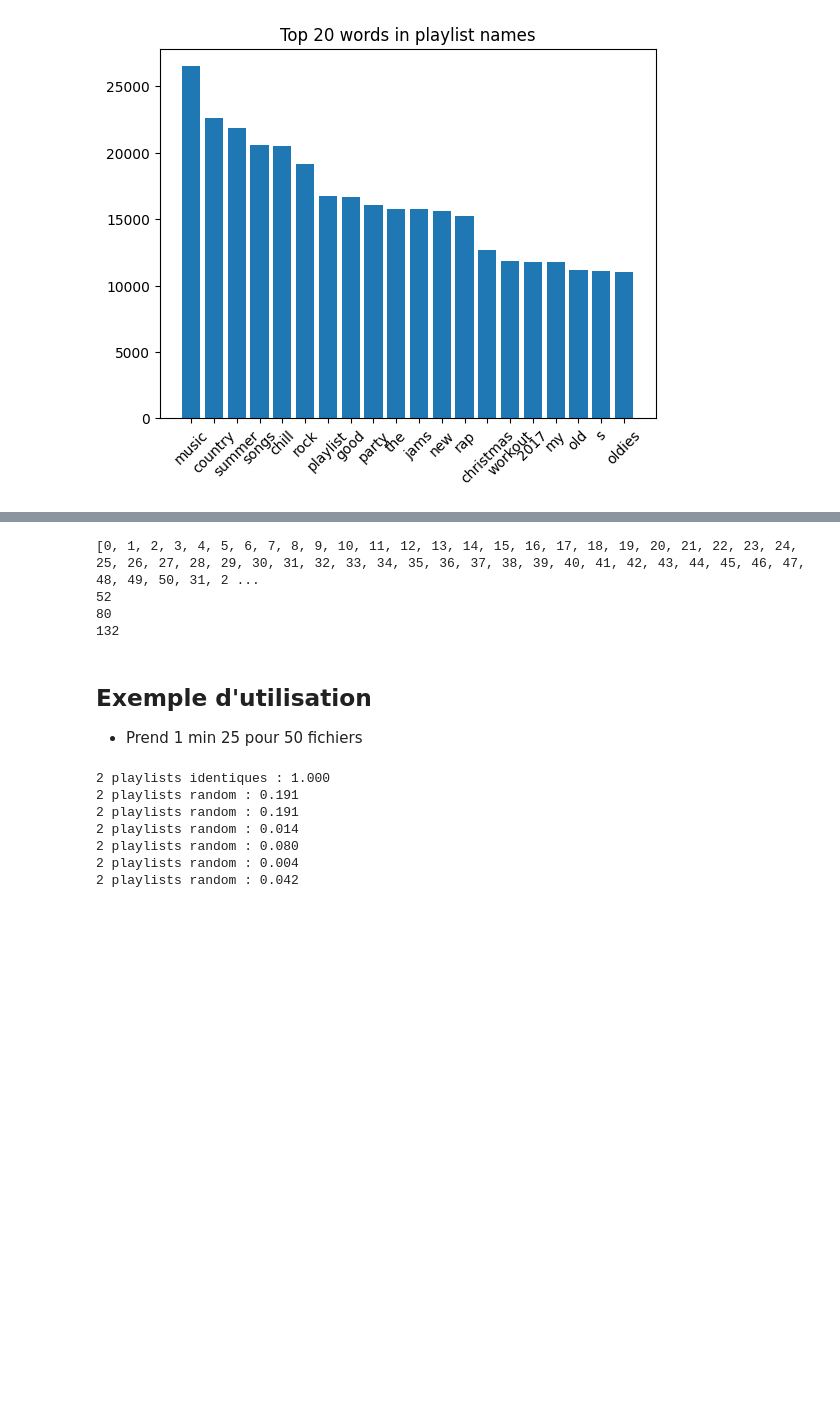
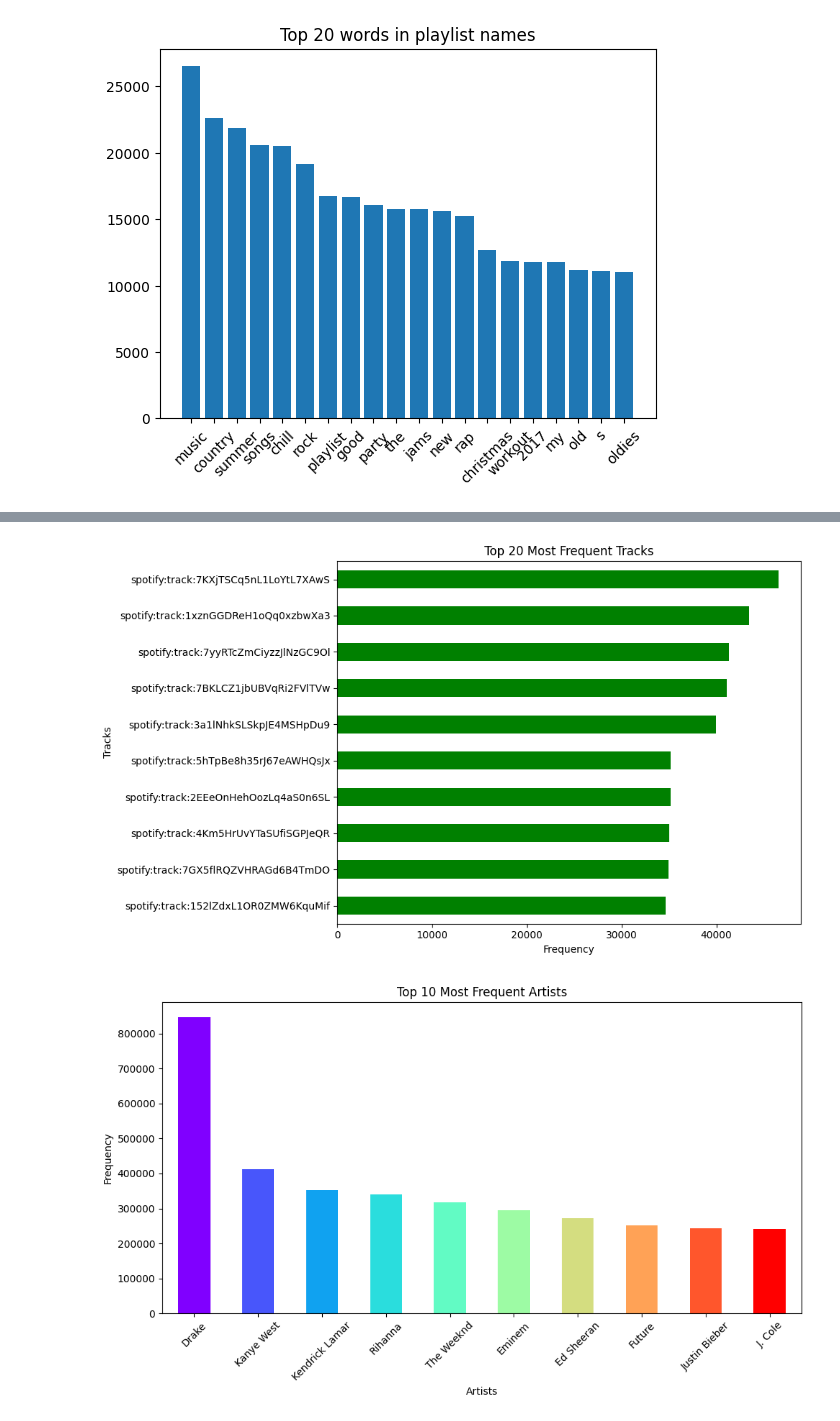
Before and after one commit to rmcvid/infoh600_projet, a Jupyter notebook: main.ipynb, the cells around one changed output, grey strips where cells are left out. Drawn from its saved outputs; the diff is of its cells as text; code cells hidden in the pictures; blank space fills up the shorter version.

```diff
--- a/main.ipynb
+++ b/main.ipynb
@@ -703,13 +426,0 @@ def get_combined_track_row_ids(result):
-# %%
-# petit test de fonctionnement
-result = df_playlist_vectors.loc[[0,5], "list_track_id"].compute()
-test = get_combined_track_row_ids(result)
-print(test)
-print(len(result.iloc[0]))
-print(len(result.iloc[1]))
-print(len(test))
-# %% [output]
-[0, 1, 2, 3, 4, 5, 6, 7, 8, 9, 10, 11, 12, 13, 14, 15, 16, 17, 18, 19, 20, 21, 22, 23, 24, 25, 26, 27, 28, 29, 30, 31, 32, 33, 34, 35, 36, 37, 38, 39, 40, 41, 42, 43, 44, 45, 46, 47, 48, 49, 50, 31, 2 ...
-52
-80
-132
@@ -726,19 +427,25 @@ def similar_playlists_using_tracks(pid1, pid2):
-# %% [markdown]
-## Exemple d'utilisation
-- Prend 1 min 25 pour 50 fichiers
-# %%
-print(f"2 playlists identiques : {similar_playlists_using_tracks(0, 0):.3f}") # doit renvoyer 1
-print(f"2 playlists random : {similar_playlists_using_tracks(0, 1):.3f}")
-print(f"2 playlists random : {similar_playlists_using_tracks(1, 0):.3f}") # on vérifie que c'est symétrique
-print(f"2 playlists random : {similar_playlists_using_tracks(1, 30):.3f}")
-print(f"2 playlists random : {similar_playlists_using_tracks(47, 99):.3f}")
-print(f"2 playlists random : {similar_playlists_using_tracks(23574, 29164):.3f}")
-print(f"2 playlists random : {similar_playlists_using_tracks(9785,6325):.3f}")
-# %% [output]
-2 playlists identiques : 1.000
-2 playlists random : 0.191
-2 playlists random : 0.191
-2 playlists random : 0.014
-2 playlists random : 0.080
-2 playlists random : 0.004
-2 playlists random : 0.042
+# %%
+# --- Top 20 most frequent tracks ---
+plt.figure(figsize=(10,6))
+top_tracks.plot(kind="barh", color="green")
+plt.xlabel("Frequency")
+plt.ylabel("Tracks")
+plt.title("Top 20 Most Frequent Tracks")
+plt.gca().invert_yaxis()  # le plus fréquent en haut
+plt.tight_layout()
+plt.show()
+
+# --- Top 10 most frequent artists ---
+colors = plt.cm.rainbow(np.linspace(0, 1, len(top_artists)))
+
+plt.figure(figsize=(10,6))
+top_artists.plot(kind="bar", color=colors)
+plt.xlabel("Artists")
+plt.ylabel("Frequency")
+plt.title("Top 10 Most Frequent Artists")
+plt.xticks(rotation=45)
+plt.tight_layout()
+plt.show()
+# %% [output]
+[figure, added]
+[figure, added]
```
Also changed, not shown: parts of 115 cells of this notebook, 2 other files.
